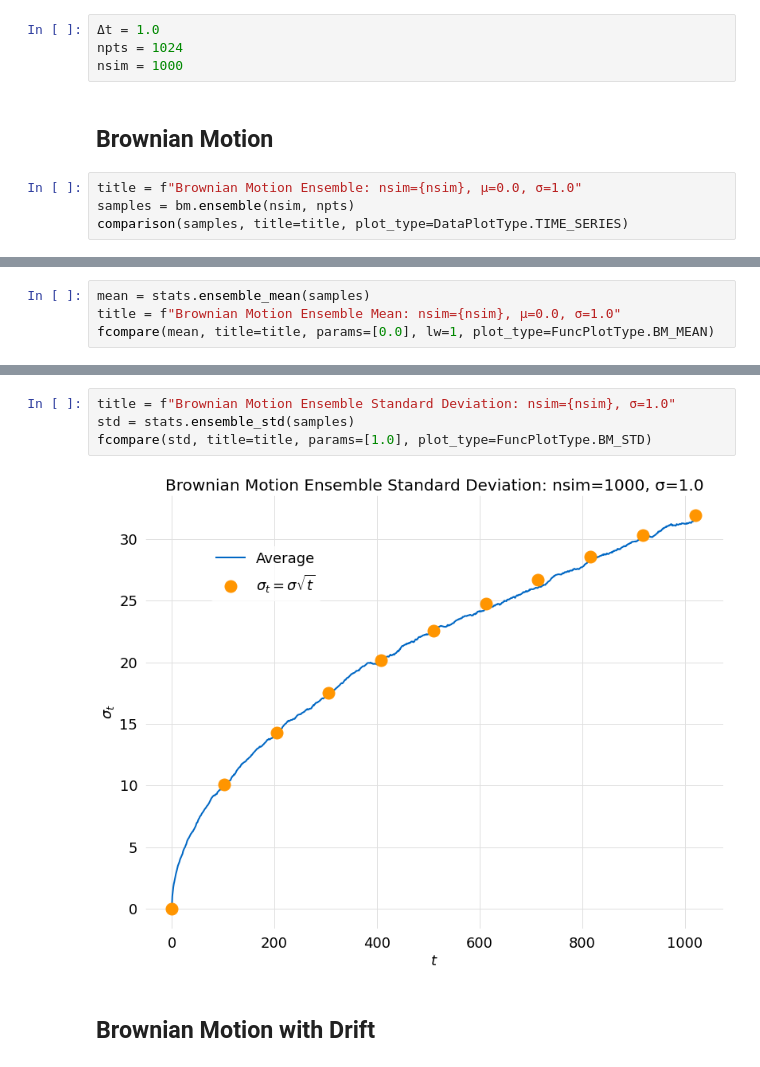
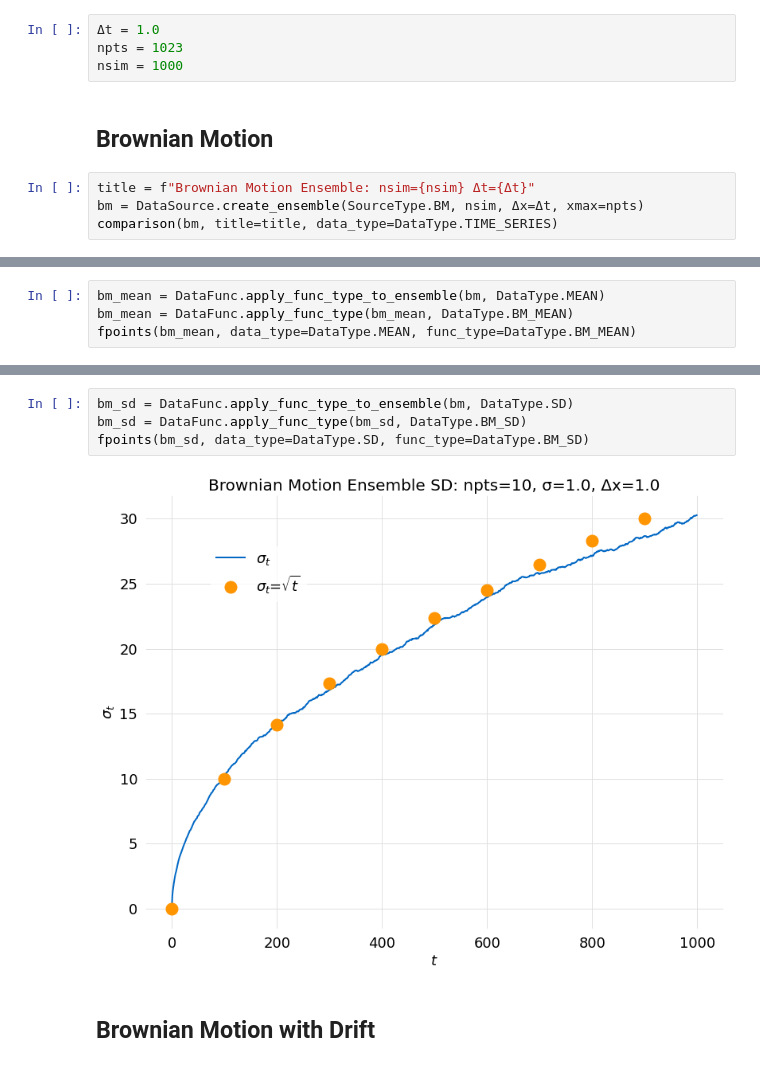
Before and after one commit to glyfish/alef, a Jupyter notebook: notebooks/random_processes/bm_ensembles.ipynb, the cells around one changed output, grey strips where cells are left out. Drawn from its saved outputs; the diff is of its cells as text.

```diff
--- a/notebooks/random_processes/bm_ensembles.ipynb
+++ b/notebooks/random_processes/bm_ensembles.ipynb
@@ -113,12 +111,12 @@ pyplot.style.use(config.glyfish_style)
 ## Helpers
 # %%
 Δt = 1.0
-npts = 1024
+npts = 1023
 nsim = 1000
 # %% [markdown]
 ## Brownian Motion
 # %%
-title = f"Brownian Motion Ensemble: nsim={nsim}, μ=0.0, σ=1.0"
-samples = bm.ensemble(nsim, npts)
-comparison(samples, title=title, plot_type=DataPlotType.TIME_SERIES)
+title = f"Brownian Motion Ensemble: nsim={nsim} Δt={Δt}"
+bm = DataSource.create_ensemble(SourceType.BM, nsim, Δx=Δt, xmax=npts)
+comparison(bm, title=title, data_type=DataType.TIME_SERIES)
 # %% [output]
@@ -126,4 +124,4 @@ comparison(samples, title=title, plot_type=DataPlotType.TIME_SERIES)
 # %%
-mean = stats.ensemble_mean(samples)
-title = f"Brownian Motion Ensemble Mean: nsim={nsim}, μ=0.0, σ=1.0"
-fcompare(mean, title=title, params=[0.0], lw=1, plot_type=FuncPlotType.BM_MEAN)
+bm_mean = DataFunc.apply_func_type_to_ensemble(bm, DataType.MEAN)
+bm_mean = DataFunc.apply_func_type(bm_mean, DataType.BM_MEAN)
+fpoints(bm_mean, data_type=DataType.MEAN, func_type=DataType.BM_MEAN)
@@ -130,9 +130,9 @@ fcompare(mean, title=title, params=[0.0], lw=1, plot_type=FuncPlotType.BM_MEAN)
 # %%
-title = f"Brownian Motion Ensemble Standard Deviation: nsim={nsim}, σ=1.0"
-std = stats.ensemble_std(samples)
-fcompare(std, title=title, params=[1.0], plot_type=FuncPlotType.BM_STD)
+bm_sd = DataFunc.apply_func_type_to_ensemble(bm, DataType.SD)
+bm_sd = DataFunc.apply_func_type(bm_sd, DataType.BM_SD)
+fpoints(bm_sd, data_type=DataType.SD, func_type=DataType.BM_SD)
 # %% [output]
-[figure, old version]
+[figure, new version]
 # %% [markdown]
 ## Brownian Motion with Drift
 # %%
```
Also changed, not shown: parts of 3 cells of this notebook, 6 other files.
